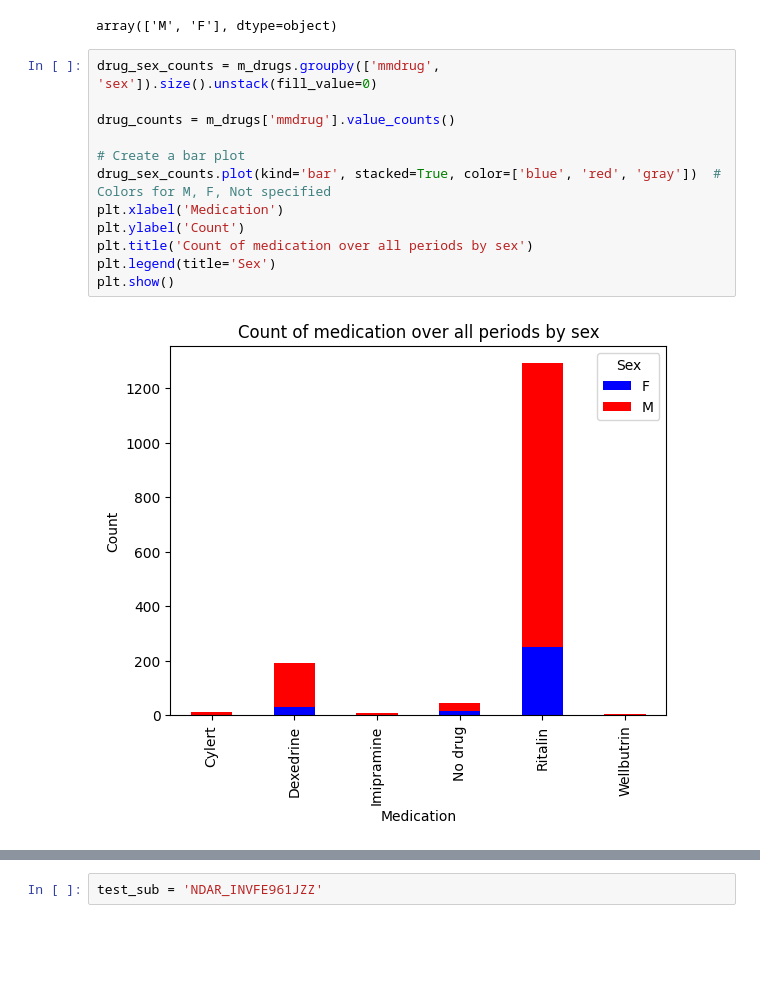
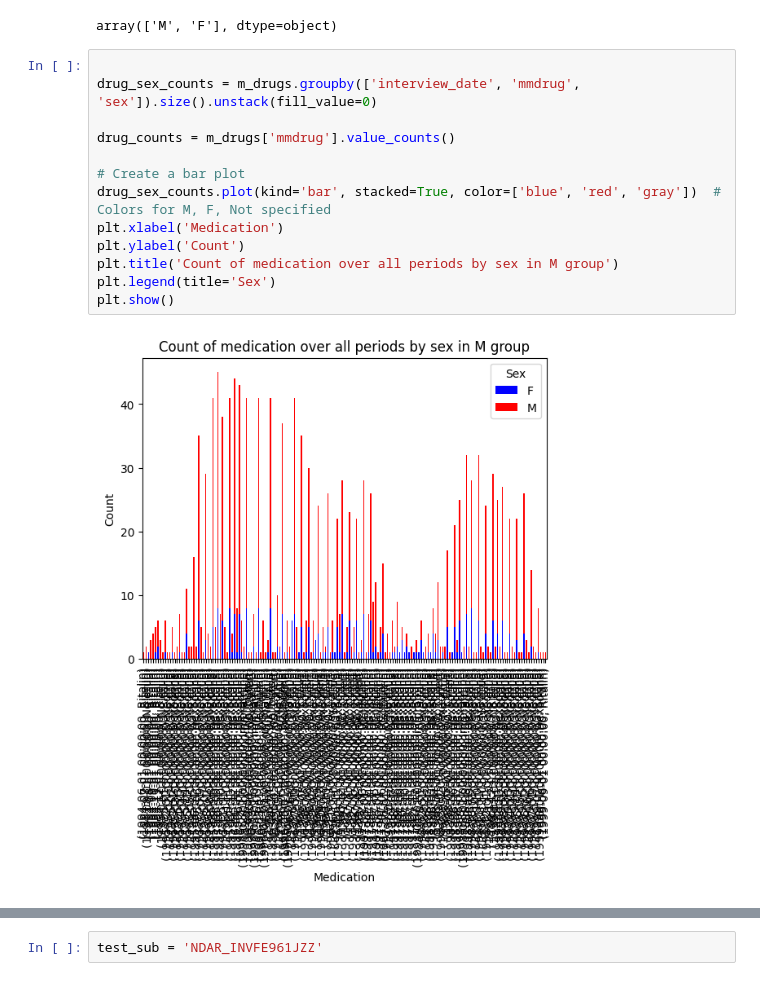
Before and after one commit to ALINA991/ADHD_fMRI, a Jupyter notebook: MTA/mta_figures0.ipynb, the cells around one changed output, grey strips where cells are left out. Cells and saved outputs as stored; diff of their text form; blank space fills up the shorter version.

```diff
--- a/MTA/mta_figures0.ipynb
+++ b/MTA/mta_figures0.ipynb
@@ -443,16 +447,17 @@ drugs['sex'].unique()
 # %% [output]
 array(['M', 'F'], dtype=object)
 # %%
-drug_sex_counts = m_drugs.groupby(['mmdrug', 'sex']).size().unstack(fill_value=0)
+
+drug_sex_counts = m_drugs.groupby(['interview_date', 'mmdrug', 'sex']).size().unstack(fill_value=0)
 
 drug_counts = m_drugs['mmdrug'].value_counts()
 
 # Create a bar plot
 drug_sex_counts.plot(kind='bar', stacked=True, color=['blue', 'red', 'gray'])  # Colors for M, F, Not specified
 plt.xlabel('Medication')
 plt.ylabel('Count')
-plt.title('Count of medication over all periods by sex')
+plt.title('Count of medication over all periods by sex in M group')
 plt.legend(title='Sex')
 plt.show()
 # %% [output]
-[figure, old version]
+[figure, new version]
```
Also changed, not shown: parts of 11 cells of this notebook, 2 other files.
